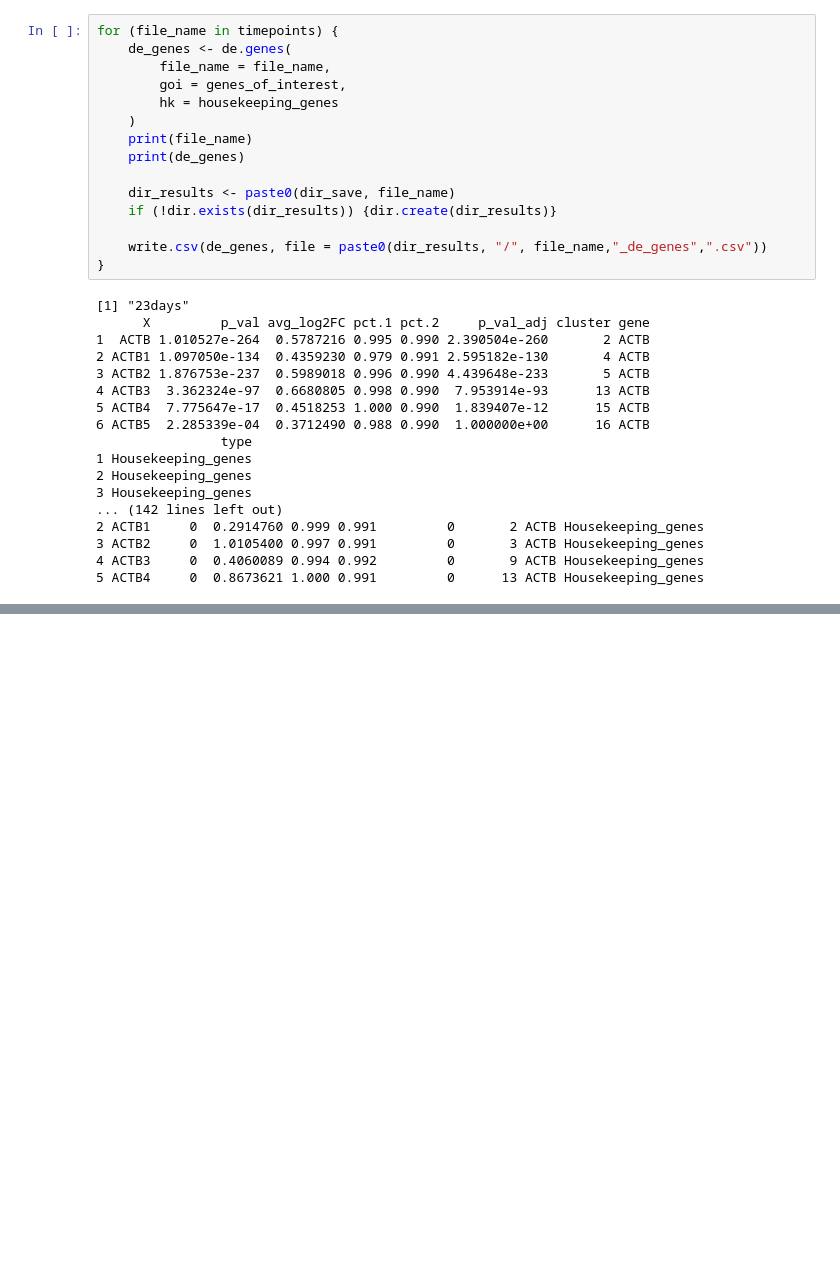
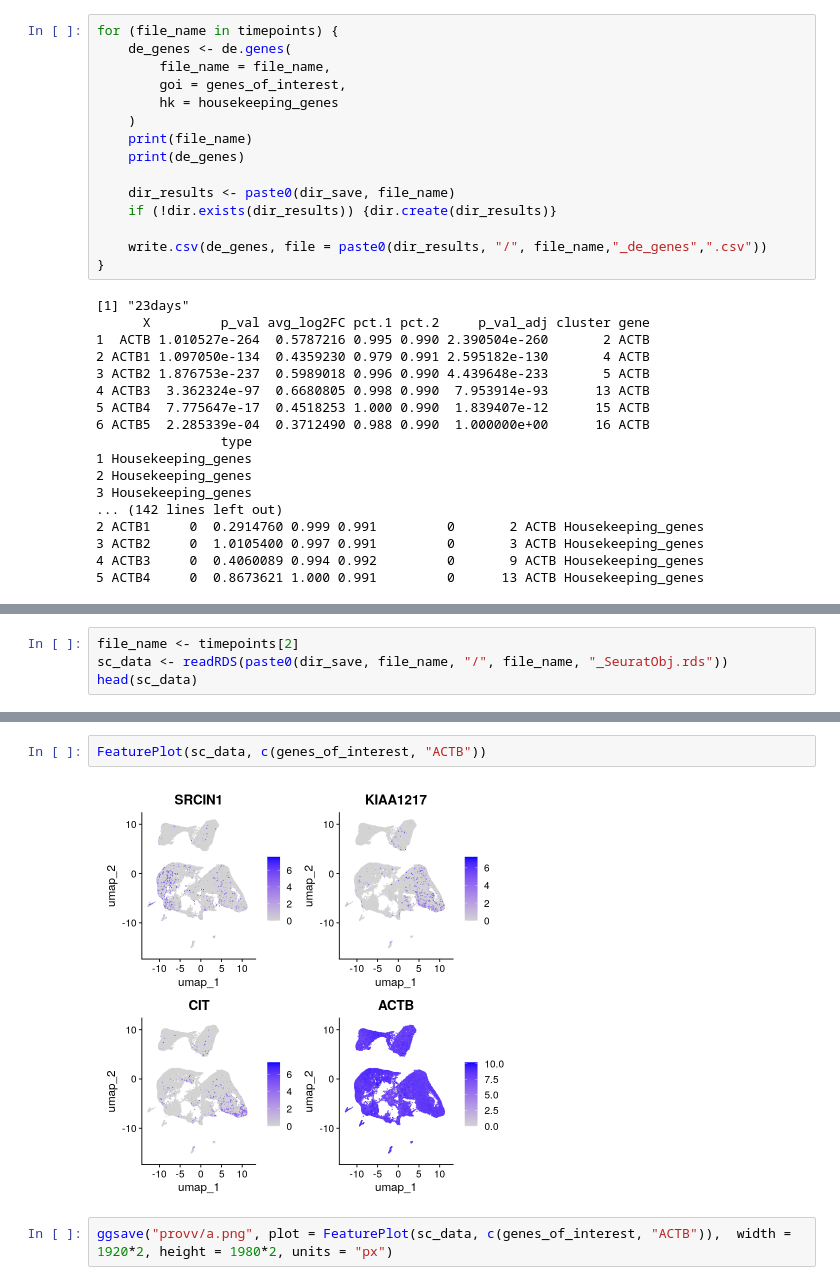
Before and after one commit to Maiolino-Au/Organoidi2024, a Jupyter notebook: SETTEMBRE/2_Genes_preliminary.ipynb, the cells around one changed output, grey strips where cells are left out. Drawn from its saved outputs; the diff is of its cells as text; blank space fills up the shorter version.

```diff
--- a/SETTEMBRE/2_Genes_preliminary.ipynb
+++ b/SETTEMBRE/2_Genes_preliminary.ipynb
@@ -150,0 +153,4 @@ for (file_name in timepoints) {
+# %%
+file_name <- timepoints[2]
+sc_data <- readRDS(paste0(dir_save, file_name, "/", file_name, "_SeuratObj.rds"))
+head(sc_data)
@@ -150,0 +171,6 @@ for (file_name in timepoints) {
+# %%
+FeaturePlot(sc_data, c(genes_of_interest, "ACTB"))
+# %% [output]
+[figure, added]
+# %%
+ggsave("provv/a.png", plot = FeaturePlot(sc_data, c(genes_of_interest, "ACTB")),  width = 1920*2, height = 1980*2, units = "px")
```
Also changed, not shown: parts of 8 cells of this notebook, 8 other files.
